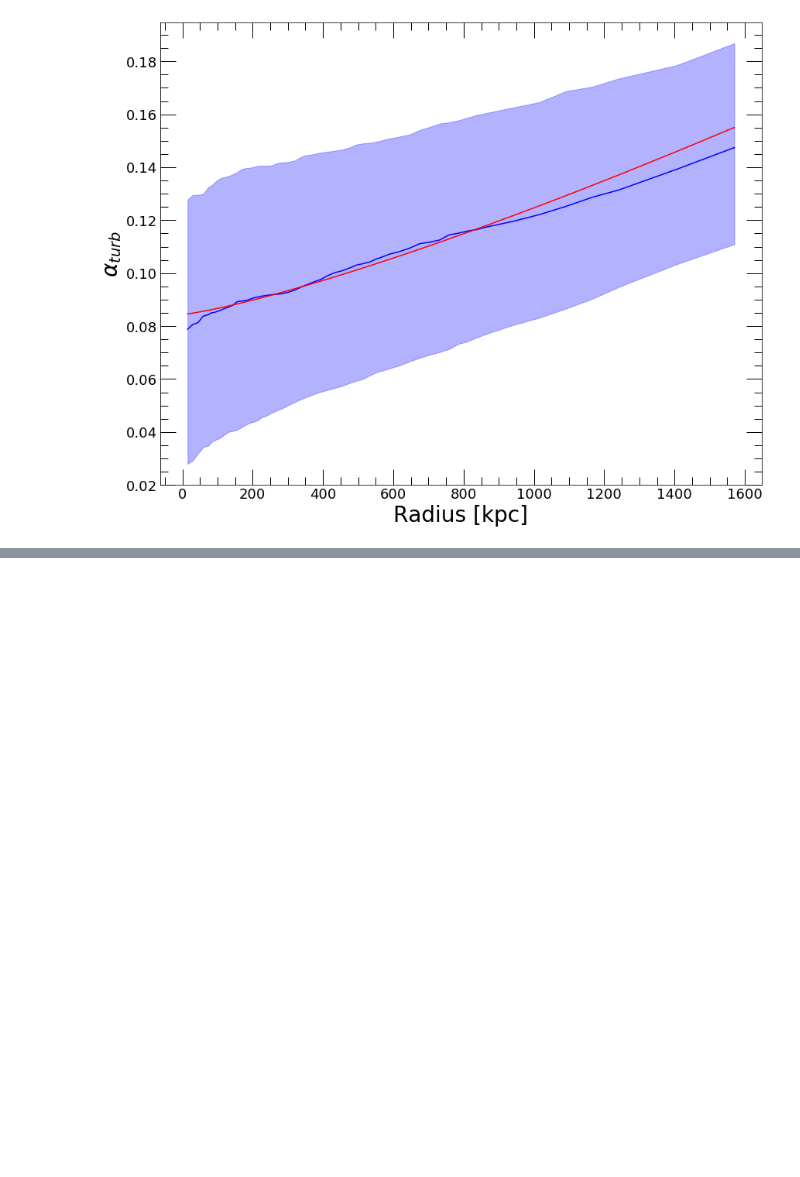
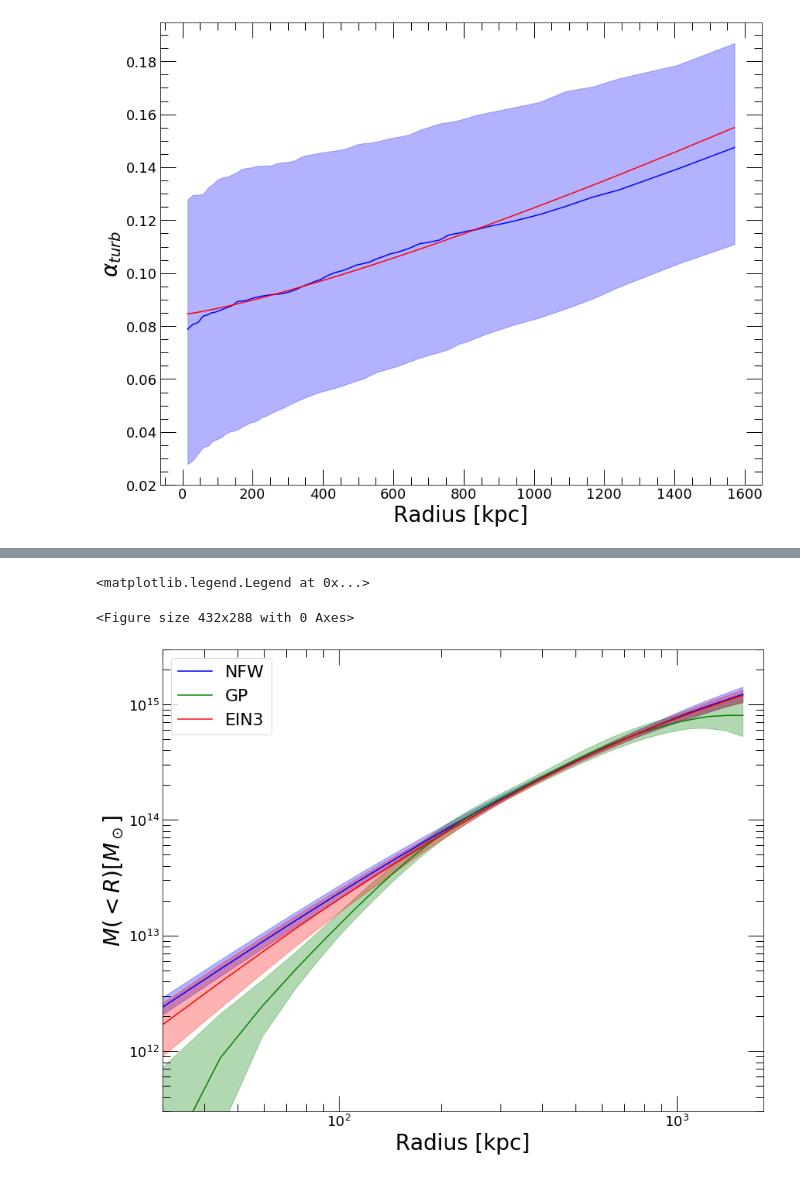
Before and after one commit to domeckert/hydromass, a Jupyter notebook: MACS0451.ipynb, the cells around one changed output, grey strips where cells are left out. Saved outputs shown, nothing was run; the diff lists cells and outputs as text; code cells hidden in the pictures; blank space fills up the shorter version.

```diff
--- a/MACS0451.ipynb
+++ b/MACS0451.ipynb
@@ -1245,0 +1311,34 @@ plt.plot(profs_pnt['R_OUT'], alpha_ang, color='red', label='Angelinelli+20')
+# %%
+res_GP = hydromass.mass_GP_from_samples(tmGP)
+# %%
+plt.clf()
+
+fig = plt.figure(figsize=(13,10))
+ax_size = [0.14, 0.14,
+               0.83, 0.83]
+ax = fig.add_axes(ax_size)
+ax.minorticks_on()
+ax.tick_params(length=20, width=1, which='major', direction='in', right=True, top=True)
+ax.tick_params(length=10, width=1, which='minor', direction='in', right=True, top=True)
+for item in (ax.get_xticklabels() + ax.get_yticklabels()):
+    item.set_fontsize(18)
+plt.yscale('log')
+plt.xscale('log')
+plt.xlabel('Radius [kpc]', fontsize=28)
+plt.ylabel('$M(<R) [M_\odot]$', fontsize=28)
+plt.plot(res_mass['R_OUT'], res_mass['MASS'],color='blue', label='NFW')
+plt.fill_between(res_mass['R_OUT'], res_mass['MASS_LO'], res_mass['MASS_HI'], color='blue', alpha=0.3)
+
+plt.plot(res_GP['R_OUT'], res_GP['MASS'], color='green', label='GP')
+plt.fill_between(res_GP['R_OUT'], res_GP['MASS_LO'], res_GP['MASS_HI'], color='green', alpha=0.3)
+
+plt.plot(res_ein['R_OUT'], res_ein['MASS'],color='red', label='EIN3')
+plt.fill_between(res_ein['R_OUT'], res_ein['MASS_LO'], res_ein['MASS_HI'], color='red', alpha=0.3)
+
+plt.axis([30., 1800., 3e11, 3e15])
+
+plt.legend(fontsize=22)
+# %% [output]
+<matplotlib.legend.Legend at 0x...>
+<Figure size 432x288 with 0 Axes>
+[figure, added]
```
Also changed, not shown: parts of 33 cells of this notebook, 4 other files.
